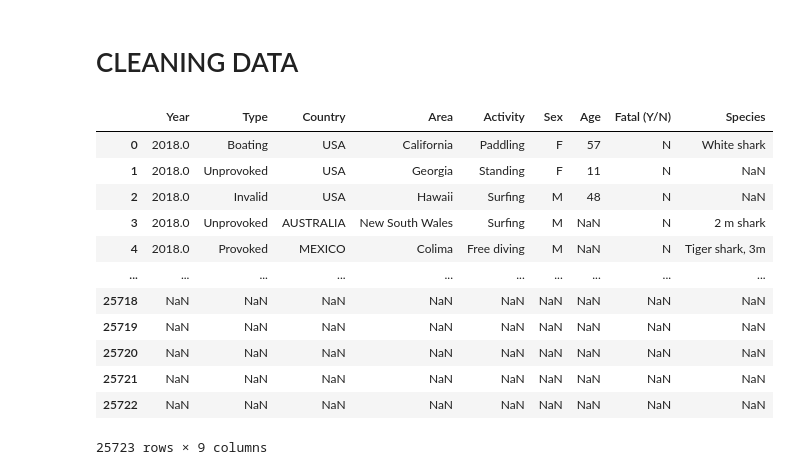
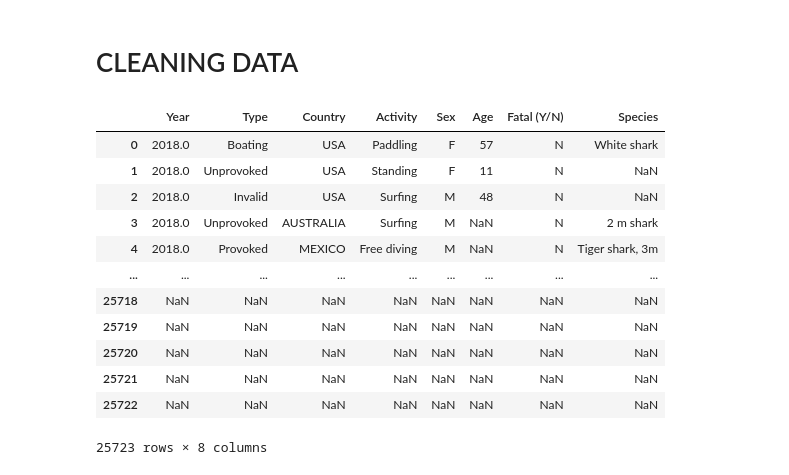
Before and after one commit to marcdalmaum/project_1, a Jupyter notebook: project.ipynb, the cells around one changed output. Saved outputs shown, nothing was run; the diff lists cells and outputs as text; code cells hidden in the pictures.

```diff
--- a/project.ipynb
+++ b/project.ipynb
@@ -33,20 +34,20 @@ df.head()
 # CLEANING DATA
 # %%
 # Removing unnecessary columns for the analysis
-df.drop(columns=['Case Number', 'Date', 'Location', 'Name', 'Injury', 'Time', 'Investigator or Source', 'pdf', 'href formula', 'href', 'Case Number.1', 'Case Number.2', 'original order', 'Unnamed: 22','Unnamed: 23'], inplace=True)
+df.drop(columns=['Case Number', 'Date', 'Area', 'Location', 'Name', 'Injury', 'Time', 'Investigator or Source', 'pdf', 'href formula', 'href', 'Case Number.1', 'Case Number.2', 'original order', 'Unnamed: 22','Unnamed: 23'], inplace=True)
 df
 # %% [output]
-|  | Year | Type | Country | Area | Activity | Sex | Age | Fatal (Y/N) | Species |
-| 0 | 2018.0 | Boating | USA | California | Paddling | F | 57 | N | White shark |
-| 1 | 2018.0 | Unprovoked | USA | Georgia | Standing | F | 11 | N | NaN |
-| 2 | 2018.0 | Invalid | USA | Hawaii | Surfing | M | 48 | N | NaN |
-| 3 | 2018.0 | Unprovoked | AUSTRALIA | New South Wales | Surfing | M | NaN | N | 2 m shark |
-| 4 | 2018.0 | Provoked | MEXICO | Colima | Free diving | M | NaN | N | Tiger shark, 3m |
-| ... | ... | ... | ... | ... | ... | ... | ... | ... | ... |
-| 25718 | NaN | NaN | NaN | NaN | NaN | NaN | NaN | NaN | NaN |
-| 25719 | NaN | NaN | NaN | NaN | NaN | NaN | NaN | NaN | NaN |
-| 25720 | NaN | NaN | NaN | NaN | NaN | NaN | NaN | NaN | NaN |
-| 25721 | NaN | NaN | NaN | NaN | NaN | NaN | NaN | NaN | NaN |
-| 25722 | NaN | NaN | NaN | NaN | NaN | NaN | NaN | NaN | NaN |
+|  | Year | Type | Country | Activity | Sex | Age | Fatal (Y/N) | Species |
+| 0 | 2018.0 | Boating | USA | Paddling | F | 57 | N | White shark |
+| 1 | 2018.0 | Unprovoked | USA | Standing | F | 11 | N | NaN |
+| 2 | 2018.0 | Invalid | USA | Surfing | M | 48 | N | NaN |
+| 3 | 2018.0 | Unprovoked | AUSTRALIA | Surfing | M | NaN | N | 2 m shark |
+| 4 | 2018.0 | Provoked | MEXICO | Free diving | M | NaN | N | Tiger shark, 3m |
+| ... | ... | ... | ... | ... | ... | ... | ... | ... |
+| 25718 | NaN | NaN | NaN | NaN | NaN | NaN | NaN | NaN |
+| 25719 | NaN | NaN | NaN | NaN | NaN | NaN | NaN | NaN |
+| 25720 | NaN | NaN | NaN | NaN | NaN | NaN | NaN | NaN |
+| 25721 | NaN | NaN | NaN | NaN | NaN | NaN | NaN | NaN |
+| 25722 | NaN | NaN | NaN | NaN | NaN | NaN | NaN | NaN |
-25723 rows × 9 columns
+25723 rows × 8 columns
 # %%
```
Also changed, not shown: parts of 31 cells of this notebook.
